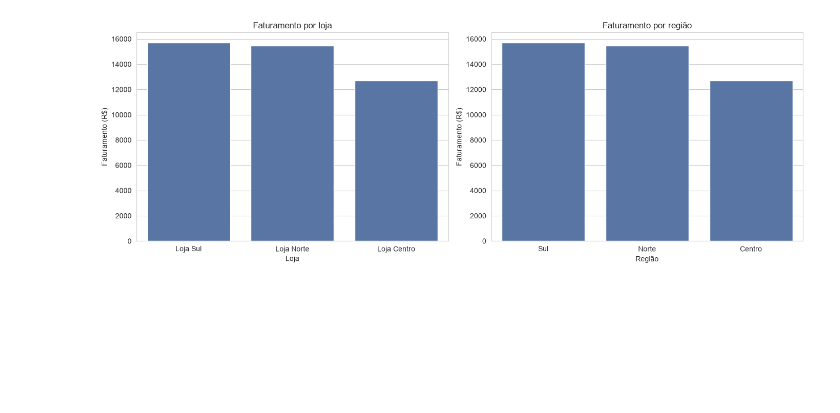
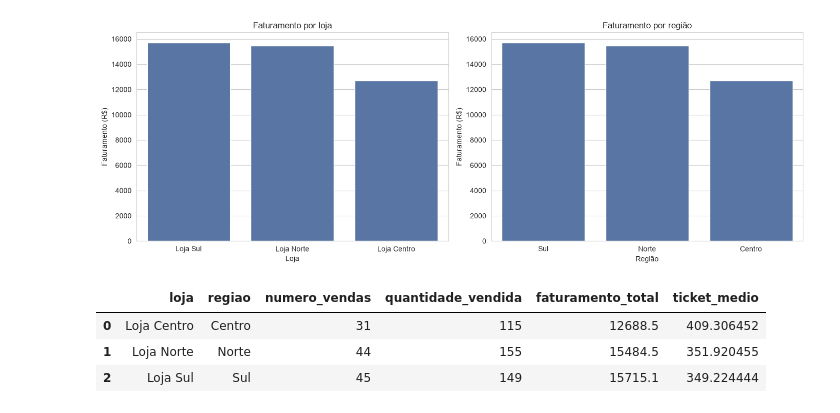
Before and after one commit to Ninassc/analise_dados, a Jupyter notebook: apostila/painel_vendas.ipynb, the cells around one changed output. Saved outputs shown, nothing was run; the diff lists cells and outputs as text; code cells hidden in the pictures; blank space fills up the shorter version.

Commit message:
resumo

```diff
--- a/apostila/painel_vendas.ipynb
+++ b/apostila/painel_vendas.ipynb
@@ -333,3 +333,18 @@ fig.tight_layout()
 plt.show()
 # %% [output]
 [figure]
+# %%
+resumo = df.groupby(["loja", "regiao"], as_index=False).agg(
+    numero_vendas=("faturamento", "size"),
+    quantidade_vendida=("quantidade", "sum"),
+    faturamento_total=("faturamento", "sum"),
+    ticket_medio=("faturamento", "mean")
+)
+
+resumo.to_csv("resumo_analitico.csv", index=False)
+display(resumo)
+# %% [output]
+|  | loja | regiao | numero_vendas | quantidade_vendida | faturamento_total | ticket_medio |
+| 0 | Loja Centro | Centro | 31 | 115 | 12688.5 | 409.306452 |
+| 1 | Loja Norte | Norte | 44 | 155 | 15484.5 | 351.920455 |
+| 2 | Loja Sul | Sul | 45 | 149 | 15715.1 | 349.224444 |
```
Also changed, not shown: 1 other file.
